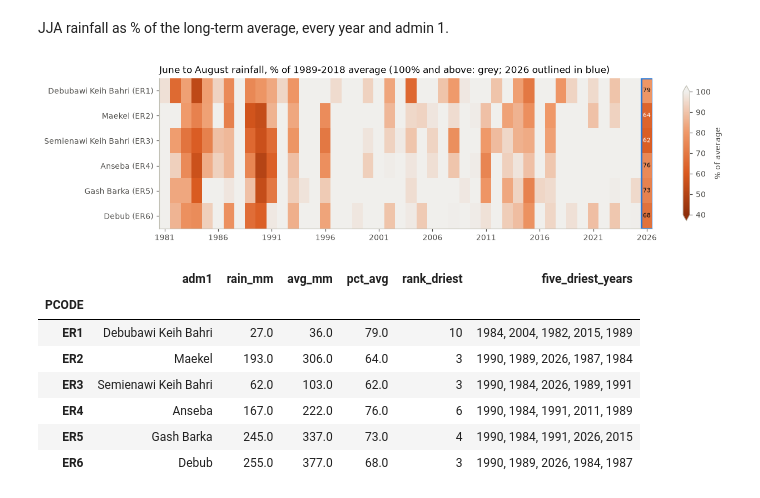
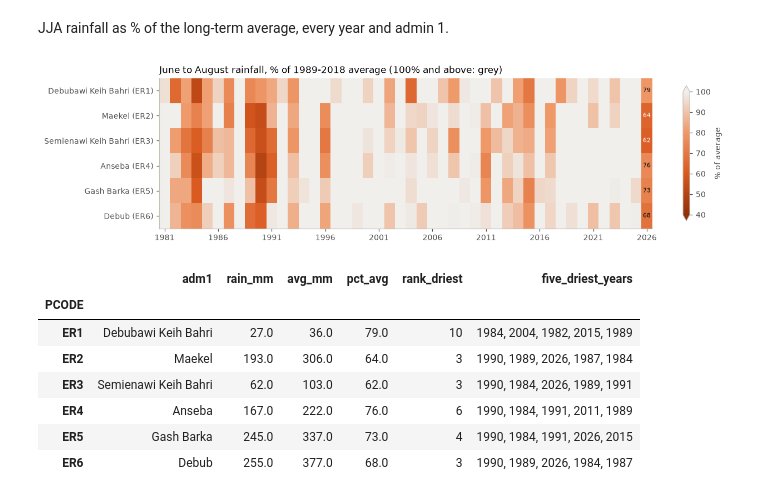
Before and after one commit to OCHA-DAP/ds-eri-drought, a Jupyter notebook: notebooks/01_jja_season_2026.ipynb, the cells around one changed output. Drawn from its saved outputs; the diff is of its cells as text; code cells hidden in the pictures.

Commit message:
Remove 2026 outline from rainfall heatmap
Co-Authored-By: Claude Opus 5.5 <noreply@anthropic.com>

```diff
--- a/notebooks/01_jja_season_2026.ipynb
+++ b/notebooks/01_jja_season_2026.ipynb
@@ -116,24 +116,23 @@ JJA rainfall as % of the long-term average, every year and admin 1.
 # %%
 pct = jja_rain.pivot(index="PCODE", columns="year", values="pct_avg").loc[ORDER]
 fig, ax = plt.subplots(figsize=(13, 3.2))
 dry_cmap = LinearSegmentedColormap.from_list("dry", [DRY[2], DRY[1], DRY[0], NEUTRAL])
 im = ax.imshow(pct.values, cmap=dry_cmap, vmin=40, vmax=100, aspect="auto")
 ax.set_yticks(range(len(ORDER)), [LABEL[p] for p in ORDER])
 ax.set_xticks(range(0, n_years, 5), pct.columns[::5])
 ax.grid(False)
 for j in np.where(pct.columns == CURRENT)[0]:
-    ax.add_patch(plt.Rectangle((j - 0.5, -0.5), 1, len(ORDER), fill=False, ec=C_CURRENT, lw=2))
     for i, v in enumerate(pct.iloc[:, j]):
         ax.text(j, i, f"{v:.0f}", ha="center", va="center", fontsize=7,
                 color="white" if v < 65 else "#0b0b0b")
 fig.colorbar(im, ax=ax, label="% of average", shrink=0.9, extend="both")
 ax.set_title(
-    "June to August rainfall, % of 1989-2018 average (100% and above: grey; 2026 outlined in blue)",
+    "June to August rainfall, % of 1989-2018 average (100% and above: grey)",
     loc="left",
 )
 plt.show()
 # %% [output]
-[figure, old version]
+[figure, new version]
 # %%
 summary_rain = jja_rain[jja_rain.year == CURRENT].set_index("PCODE").loc[ORDER]
 driest_years = (
```
Also changed, not shown: 1 other file.
